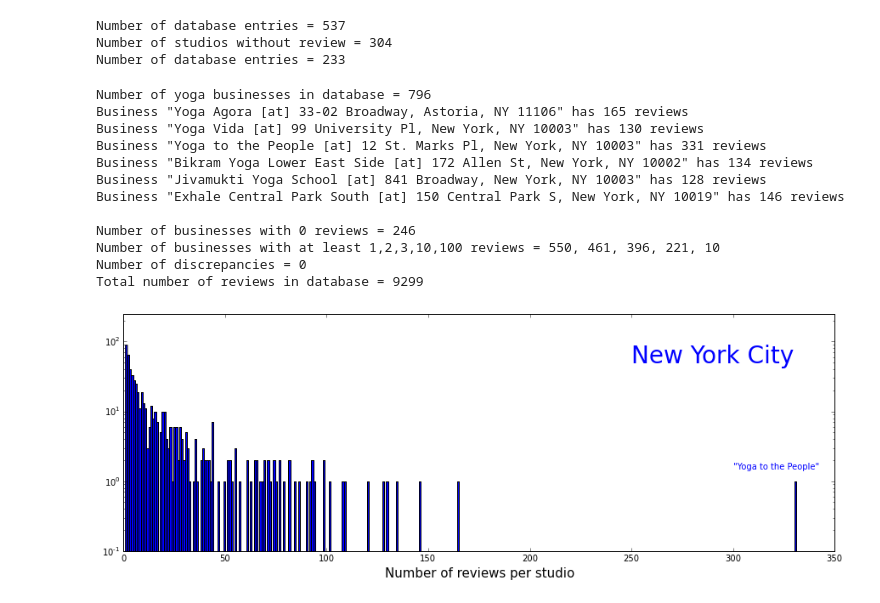
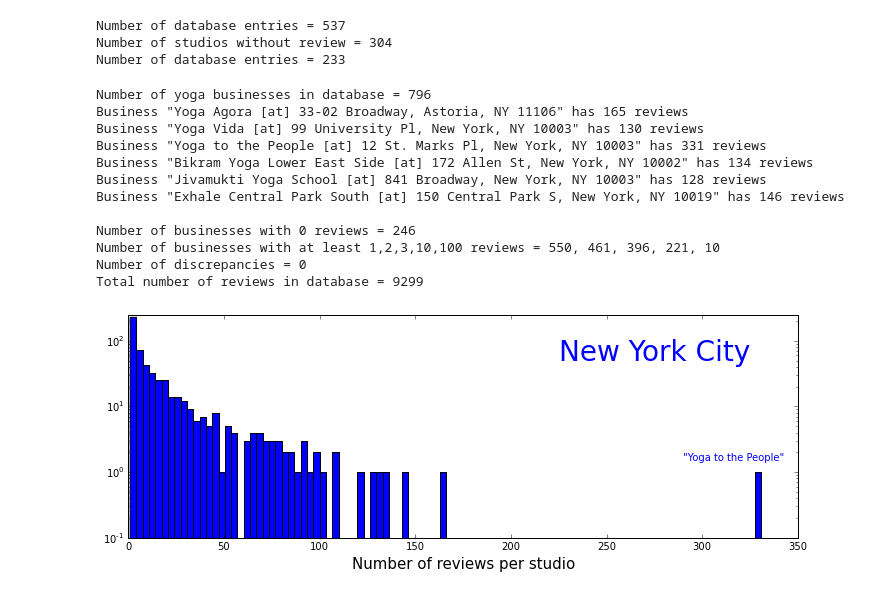
Before and after one commit to LucDemortier/YogaCity, a Jupyter notebook: YelpScrape.ipynb, the cells around one changed output. Drawn from its saved outputs; the diff is of its cells as text; code cells hidden in the pictures.

```diff
--- a/YelpScrape.ipynb
+++ b/YelpScrape.ipynb
@@ -361,7 +361,7 @@ Number of studios without review = 304
 Number of database entries = 233
 # %%
 '''
-Let's look at what we have in MongoDB, collection yyr in database dsbc.
+Let's look at what we have in MongoDB, collection yyrnyc in database dsbc.
 '''
 %matplotlib inline
 from pymongo import MongoClient
@@ -369,7 +369,6 @@ import matplotlib.pyplot as plt
 
 client   = MongoClient()
 yyr      = client.dsbc.yyrnyc  # New York City area
-#yyr      = client.dsbc.yyrla  # Los Angeles area
 print 'Number of yoga businesses in database = %i' % yyr.count()
 cursor   = yyr.find()
 
@@ -380,7 +379,7 @@ n3       = 0
 n10      = 0
 n100     = 0
 ndis     = 0
-nrlist   = []
+nrlistnyc= []
 rtotal   = 0
 rlengths = []
 for record in cursor:
@@ -388,11 +387,12 @@ for record in cursor:
         rlengths.append(len(review))
     nreviews = len(record['usr_text'])
     rtotal  += nreviews
-    if nreviews != 0: nrlist.append(nreviews)
+    if nreviews != 0: nrlistnyc.append(nreviews)
     if nreviews > 99:
         n100 += 1
     if nreviews > 120:
-        print 'Business "%s [at] %s" has %i reviews' % (record['biz_name'],record['biz_address'],nreviews)
+        print 'Business "%s [at] %s" has %i reviews' \
+        % (record['biz_name'],record['biz_address'],nreviews)
     if nreviews > 9:   n10 += 1
     if nreviews > 2:    n3 += 1
     if nreviews > 1:    n2 += 1
@@ -401,51 +401,36 @@ for record in cursor:
     if nreviews != record['n_reviews']:
         ndis += 1
         print 'For business "%s" we expected %i reviews, found %i' \
         %(record['biz_name'],record['n_reviews'],nreviews)
 
 print
 print 'Number of businesses with 0 reviews = %i' % n0
 print 'Number of businesses with at least 1,2,3,10,100 reviews = %i, %i, %i, %i, %i' \
 % (n1,n2,n3,n10,n100)
 print 'Number of discrepancies = %i' % ndis
 print 'Total number of reviews in database = %i' % rtotal
 
-#fig, axes = plt.subplots( nrows=2, ncols=1, figsize=(15,10) )
-#axes[0].hist( nrlist, color='r', bins=350 )
-#axes[1].hist( rlengths, color='b', bins=350 )
-
-# for LA:
-# fig, ax = plt.subplots( nrows=1, ncols=1, figsize=(15,5) )
-# ax.hist( nrlist, color='b', bins=350 )
-# ax.set_xlabel('Number of reviews per studio', fontsize=15)
-# ax.set_ylim(0.1,250.0)
-# ax.set_yscale('log')
-# ax.text(1000.0,50.0,"Los Angeles",size=28,color='b')
-# ax.text(1190.0,1.5,'"Runyon Canyon Park"',size=10,color='b')
-# plt.show()
-# fig.savefig("n_reviews_la.pdf")
-
-# for NYC:
-fig, ax = plt.subplots( nrows=1, ncols=1, figsize=(15,5) )
-ax.hist( nrlist, color='b', bins=350 )
+# Histogram the number of reviews per studio, for studios with at least one review:
+fig, ax = plt.subplots( nrows=1, ncols=1, figsize=(12,4) )
+ax.hist( nrlistnyc, color='b', bins=100 )
 ax.set_xlabel('Number of reviews per studio', fontsize=15)
 ax.set_ylim(0.1,250.0)
 ax.set_yscale('log')
-ax.text(250.0,50.0,"New York City",size=28,color='b')
-ax.text(300.0,1.5,'"Yoga to the People"',size=10,color='b')
+ax.text(225.0,50.0,"New York City",size=28,color='b')
+ax.text(290.0,1.5,'"Yoga to the People"',size=10,color='b')
 plt.show()
 #fig.savefig("n_reviews_nyc.pdf")
 # %% [output]
 Number of yoga businesses in database = 796
 Business "Yoga Agora [at] 33-02 Broadway, Astoria, NY 11106" has 165 reviews
 Business "Yoga Vida [at] 99 University Pl, New York, NY 10003" has 130 reviews
 Business "Yoga to the People [at] 12 St. Marks Pl, New York, NY 10003" has 331 reviews
 Business "Bikram Yoga Lower East Side [at] 172 Allen St, New York, NY 10002" has 134 reviews
 Business "Jivamukti Yoga School [at] 841 Broadway, New York, NY 10003" has 128 reviews
 Business "Exhale Central Park South [at] 150 Central Park S, New York, NY 10019" has 146 reviews
 
 Number of businesses with 0 reviews = 246
 Number of businesses with at least 1,2,3,10,100 reviews = 550, 461, 396, 221, 10
 Number of discrepancies = 0
 Total number of reviews in database = 9299
-[figure, old version]
+[figure, new version]
```
Also changed, not shown: parts of 2 cells of this notebook.
